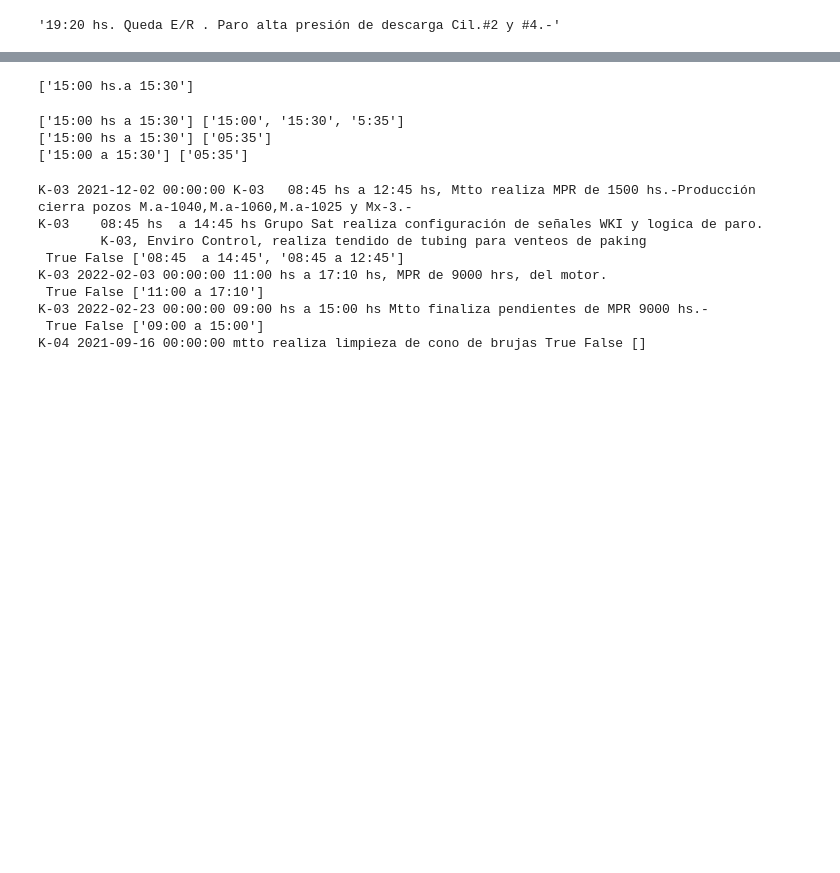
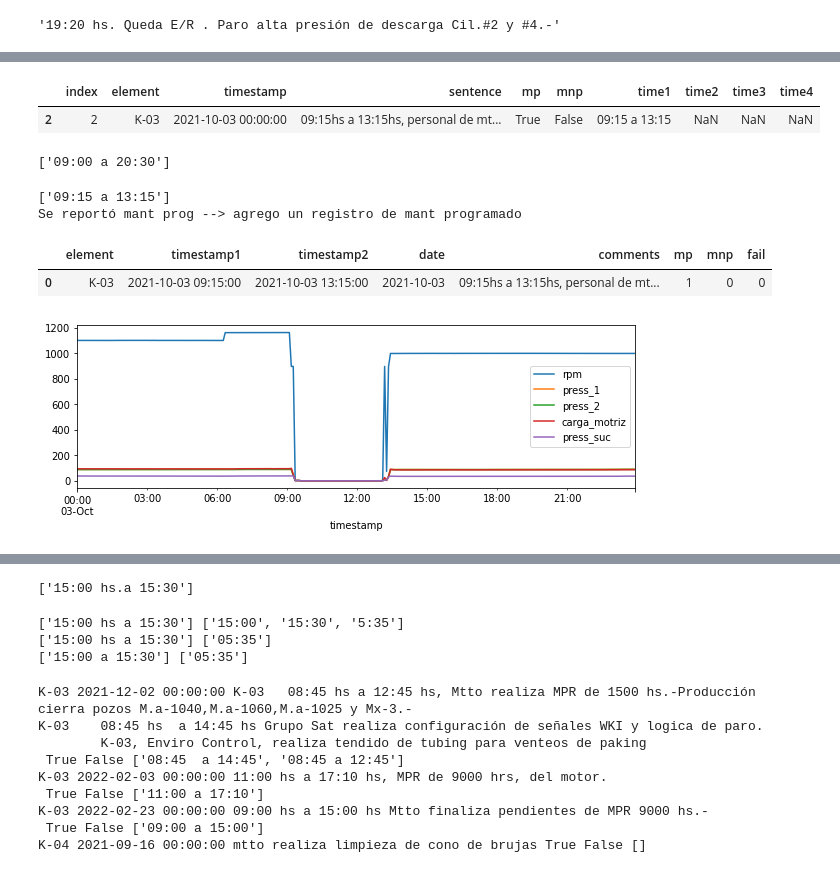
Before and after one commit to DoloresFerrando/data_science, a Jupyter notebook: 4_time_series/MP2 - EDA y Data Prep.ipynb, the cells around one changed output, grey strips where cells are left out. Drawn from its saved outputs; the diff is of its cells as text; code cells hidden in the pictures; blank space fills up the shorter version.

```diff
--- a/4_time_series/MP2 - EDA y Data Prep.ipynb
+++ b/4_time_series/MP2 - EDA y Data Prep.ipynb
@@ -1389,0 +1241,7 @@ dato migrado - 10:00 hs a 21:00 hs se realiza mantenimiento programado, se cambi
+# %%
+# Se arma el df con los datos que tienen datos para analizar (para que no analice todo y se pierda tiempo)
+df_to_analyze= pd.concat([df_mp, df_mnp, df_2, df_sin_horas], ignore_index=True)
+df_to_analyze = df_to_analyze[df_to_analyze.timestamp>='2021-09-01']
+df_to_analyze.reset_index(drop=True, inplace=True)
+print(df_to_analyze.shape)
+df_to_analyze.head()
@@ -1389,0 +1300,33 @@ dato migrado - 10:00 hs a 21:00 hs se realiza mantenimiento programado, se cambi
+# %%
+row = df_to_analyze.loc[2]
+df_sent = df_sentences[df_sentences['index']==2]
+df_sent
+# %% [output]
+|  | index | element | timestamp | sentence | mp | mnp | time1 | time2 | time3 | time4 |
+| 2 | 2 | K-03 | 2021-10-03 00:00:00 | 09:15hs a 13:15hs, personal de mt... | True | False | 09:15 a 13:15 | NaN | NaN | NaN |
+# %%
+x=['09:00 a 20:30', np.nan, np.nan, np.nan]
+x = [i for i in x if str(i) != 'nan']
+x
+# %% [output]
+['09:00 a 20:30']
+# %%
+# index 0
+df_log_mant = pd.DataFrame(columns=['element', 'timestamp1', 'timestamp2', 'date', 'comments', 'mp', 'mnp', 'fail'])
+row = df_to_analyze.loc[2]
+df_sent = df_sentences[df_sentences['index']==2]
+treat_one_type(row, df_sent)
+element=row.element
+f_desde = pd.to_datetime(row.timestamp.date().strftime('%Y-%m-%d') + ' ' + '00:00:00')
+f_hasta = pd.to_datetime(row.timestamp.date().strftime('%Y-%m-%d') + ' ' + '23:59:00')
+
+df_hist[(df_hist.element==element) & (df_hist.timestamp.between(f_desde, f_hasta))]\
+    [['element', 'timestamp', 'rpm', 'press_1', 'press_2', 'carga_motriz', 'press_suc']].plot(x='timestamp', figsize=(10, 3));
+
+df_log_mant
+# %% [output]
+['09:15 a 13:15']
+Se reportó mant prog --> agrego un registro de mant programado
+|  | element | timestamp1 | timestamp2 | date | comments | mp | mnp | fail |
+| 0 | K-03 | 2021-10-03 09:15:00 | 2021-10-03 13:15:00 | 2021-10-03 | 09:15hs a 13:15hs, personal de mt... | 1 | 0 | 0 |
+[figure, added]
```
Also changed, not shown: parts of 55 cells of this notebook.
